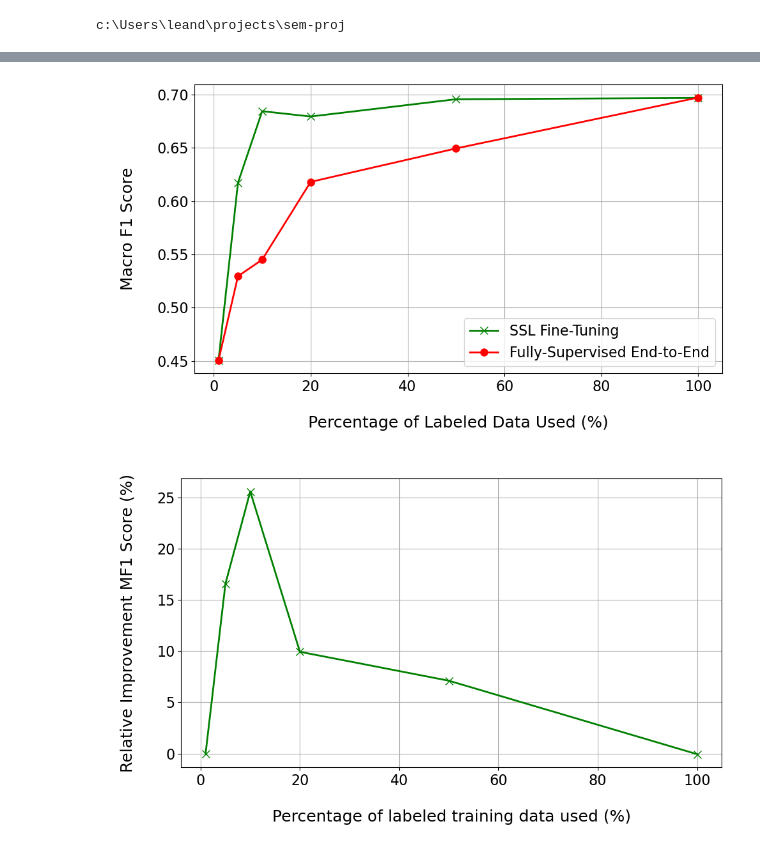
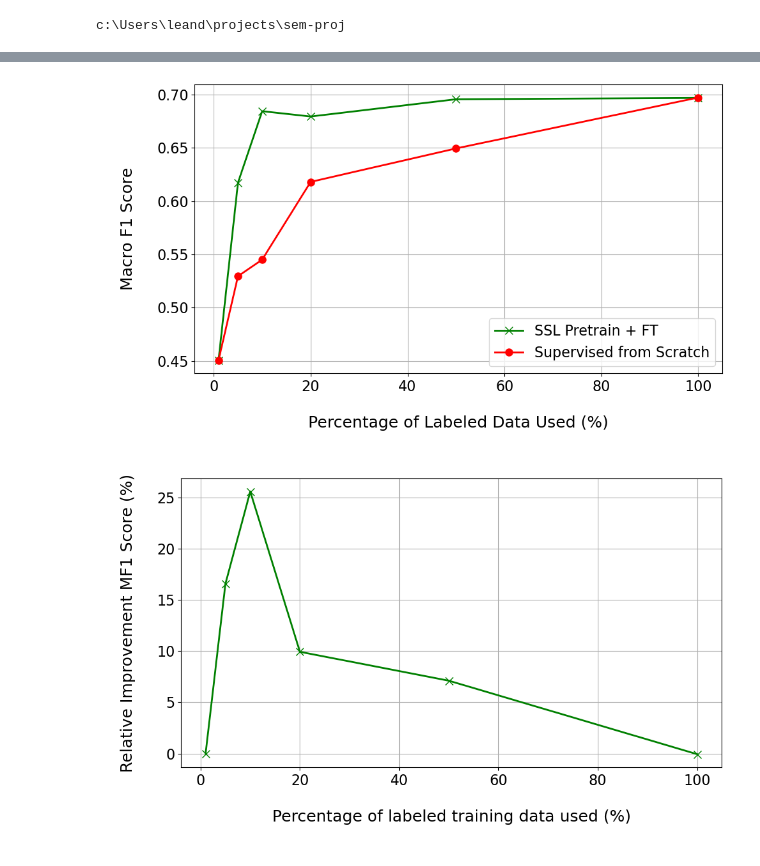
Before and after one commit to leandandre/sem-proj, a Jupyter notebook: scripts/plot_lin-probe_vs_finetuned_vs_fullysuperv-endtoend.ipynb, the cells around one changed output, grey strips where cells are left out. Cells and saved outputs as stored; diff of their text form; code cells hidden in the pictures.

```diff
--- a/scripts/plot_lin-probe_vs_finetuned_vs_fullysuperv-endtoend.ipynb
+++ b/scripts/plot_lin-probe_vs_finetuned_vs_fullysuperv-endtoend.ipynb
@@ -97,39 +99,39 @@ plt.savefig(TARGET_DIR / 'finetuned_vs_fullysuperv_rel_impr_n1_ctx-free.pdf', dp
 [figure]
 # %%
-### run if you want the context-sensitive model plot (GRU with L=20, stride=5)###
+### run if you want the context-sensitive model plot STAGE1 (GRU with L=20, stride=5)###
 ### context-sensitive model, these results are from the powerpoint SSL result week 12_01-19_01.pptx (!context-sensitive!) ###
 p = [0.01, 0.05, 0.1, 0.2, 0.5, 1.0]
 p = [x * 100 for x in p]  # convert to percentage
 mf1_finetuned = [0.4507, 0.6173, 0.6845, 0.6795, 0.6957, 0.6969]
 mf1_fullysuperv = [0.4507, 0.5295, 0.5451, 0.6181, 0.6495, 0.6973]
 plt.figure(figsize=(10, 6))
-plt.plot(p, mf1_finetuned, marker='x', linewidth=2, markersize=8, label='SSL Fine-Tuning', color='green')
-plt.plot(p, mf1_fullysuperv, marker='o', linewidth=2, markersize=8, label='Fully-Supervised End-to-End', color='red')
+plt.plot(p, mf1_finetuned, marker='x', linewidth=2, markersize=8, label='SSL Pretrain + FT', color='green')
+plt.plot(p, mf1_fullysuperv, marker='o', linewidth=2, markersize=8, label='Supervised from Scratch', color='red')
 plt.xlabel('\nPercentage of Labeled Data Used (%)\n', fontsize=18)
 plt.ylabel('\nMacro F1 Score\n', fontsize=18)
 # plt.title('Linear Probing vs. SSL Fine-Tuning vs. Fully-Supervised End-to-End\n', fontsize=18)
 plt.legend(fontsize=16)
 plt.tick_params(axis='both', labelsize=16)
 plt.tight_layout()
 plt.grid(True)
 # plt.show()
-plt.savefig(TARGET_DIR / 'finetuned_vs_fullysuperv-endtoend_mf1_ctx-sens.pdf', dpi=300, bbox_inches='tight')
+plt.savefig(TARGET_DIR / 'finetuned_vs_fullysupervised_mf1_ctx-sens_stage1.pdf', dpi=300, bbox_inches='tight')
 
 # relative improvement plot
 p = [0.01, 0.05, 0.1, 0.2, 0.5, 1.0]
 p = [x * 100 for x in p]  # convert to percentage
 rel_impr_finetuned =[]
 for fine, fully in zip(mf1_finetuned, mf1_fullysuperv):
     rel_impr_finetuned.append((fine - fully) / fully * 100)
 plt.figure(figsize=(10, 6))
 plt.plot(p, rel_impr_finetuned, marker='x', linewidth=2, markersize=8, color='green')
 plt.xlabel('\nPercentage of labeled training data used (%)\n', fontsize=18)
 plt.ylabel('\nRelative Improvement MF1 Score (%)\n', fontsize=18)
 plt.tick_params(axis='both', labelsize=16)
 plt.tight_layout()
 plt.grid(True)
 # plt.show()
-plt.savefig(TARGET_DIR / 'finetuned_vs_fullysuperv_rel_impr_mf1_ctx-sens.pdf', dpi=300, bbox_inches='tight')
+plt.savefig(TARGET_DIR / 'finetuned_vs_fullysupervised_rel_impr_mf1_ctx-sens_stage1.pdf', dpi=300, bbox_inches='tight')
 # %% [output]
-[figure, old version]
+[figure, new version]
 [figure]
```
Also changed, not shown: parts of 5 cells of this notebook, 18 other files.
